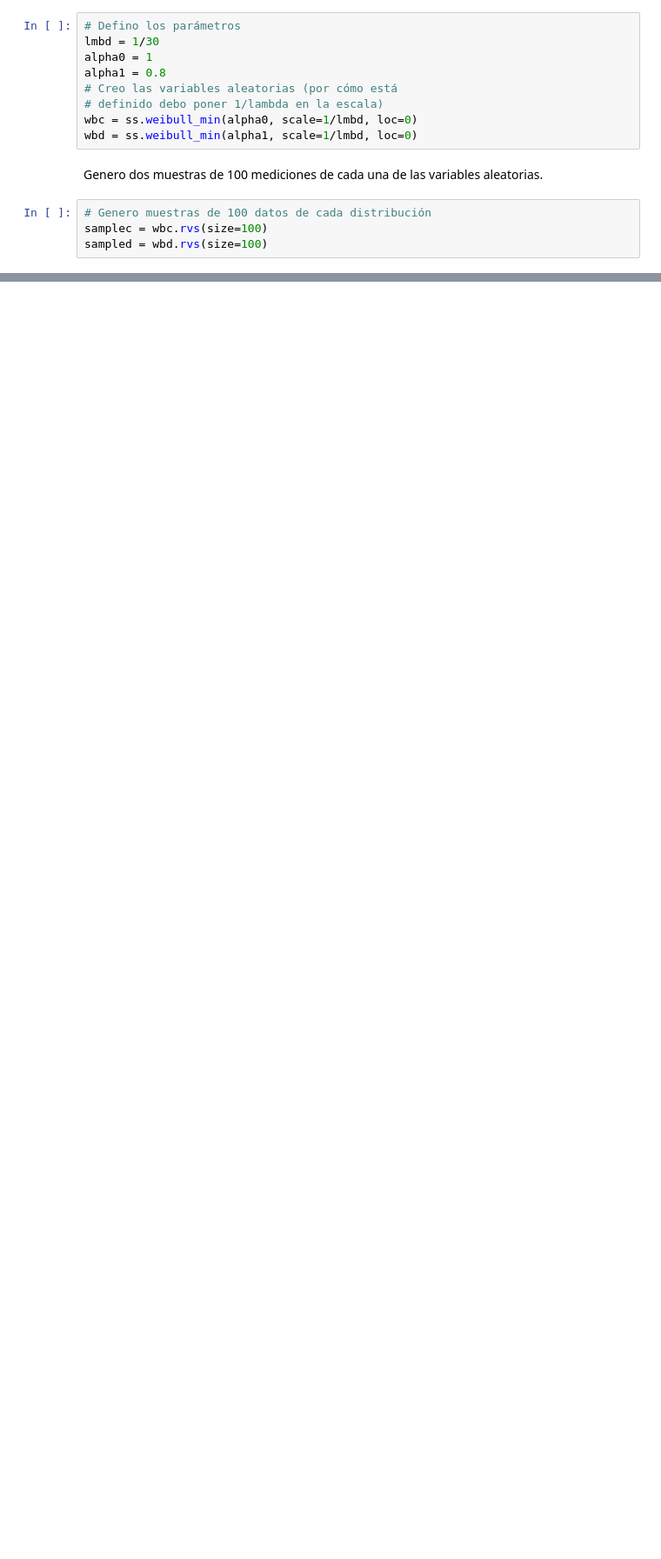
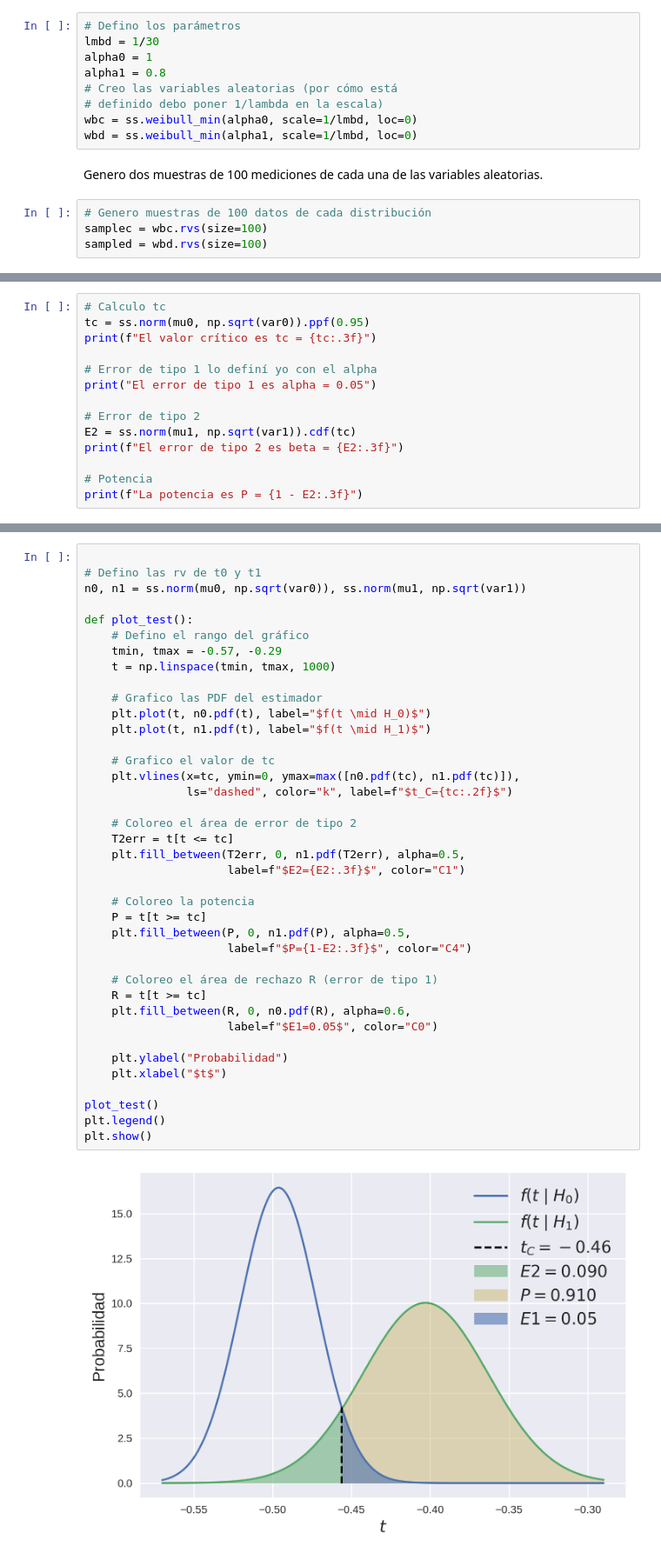
Before and after one commit to tdinapoli/mefe, a Jupyter notebook: tps/tp3/tp3.ipynb, the cells around one changed output, grey strips where cells are left out. Shown at 87% size. Drawn from its saved outputs; the diff is of its cells as text; blank space fills up the shorter version.

```diff
--- a/tps/tp3/tp3.ipynb
+++ b/tps/tp3/tp3.ipynb
@@ -136,0 +207,14 @@ plt.show()
+# %%
+# Calculo tc
+tc = ss.norm(mu0, np.sqrt(var0)).ppf(0.95)
+print(f"El valor crítico es tc = {tc:.3f}")
+
+# Error de tipo 1 lo definí yo con el alpha
+print("El error de tipo 1 es alpha = 0.05")
+
+# Error de tipo 2
+E2 = ss.norm(mu1, np.sqrt(var1)).cdf(tc)
+print(f"El error de tipo 2 es beta = {E2:.3f}")
+
+# Potencia
+print(f"La potencia es P = {1 - E2:.3f}")
@@ -136,0 +228,41 @@ plt.show()
+# %%
+
+# Defino las rv de t0 y t1
+n0, n1 = ss.norm(mu0, np.sqrt(var0)), ss.norm(mu1, np.sqrt(var1))
+
+def plot_test():
+    # Defino el rango del gráfico
+    tmin, tmax = -0.57, -0.29
+    t = np.linspace(tmin, tmax, 1000)
+
+    # Grafico las PDF del estimador
+    plt.plot(t, n0.pdf(t), label="$f(t \mid H_0)$")
+    plt.plot(t, n1.pdf(t), label="$f(t \mid H_1)$")
+
+    # Grafico el valor de tc
+    plt.vlines(x=tc, ymin=0, ymax=max([n0.pdf(tc), n1.pdf(tc)]),
+               ls="dashed", color="k", label=f"$t_C={tc:.2f}$")
+
+    # Coloreo el área de error de tipo 2
+    T2err = t[t <= tc]
+    plt.fill_between(T2err, 0, n1.pdf(T2err), alpha=0.5,
+                     label=f"$E2={E2:.3f}$", color="C1")
+
+    # Coloreo la potencia
+    P = t[t >= tc]
+    plt.fill_between(P, 0, n1.pdf(P), alpha=0.5,
+                     label=f"$P={1-E2:.3f}$", color="C4")
+
+    # Coloreo el área de rechazo R (error de tipo 1)
+    R = t[t >= tc]
+    plt.fill_between(R, 0, n0.pdf(R), alpha=0.6,
+                     label=f"$E1=0.05$", color="C0")
+
+    plt.ylabel("Probabilidad")
+    plt.xlabel("$t$")
+
+plot_test()
+plt.legend()
+plt.show()
+# %% [output]
+[figure, added]
```
Also changed, not shown: parts of 43 cells of this notebook.
